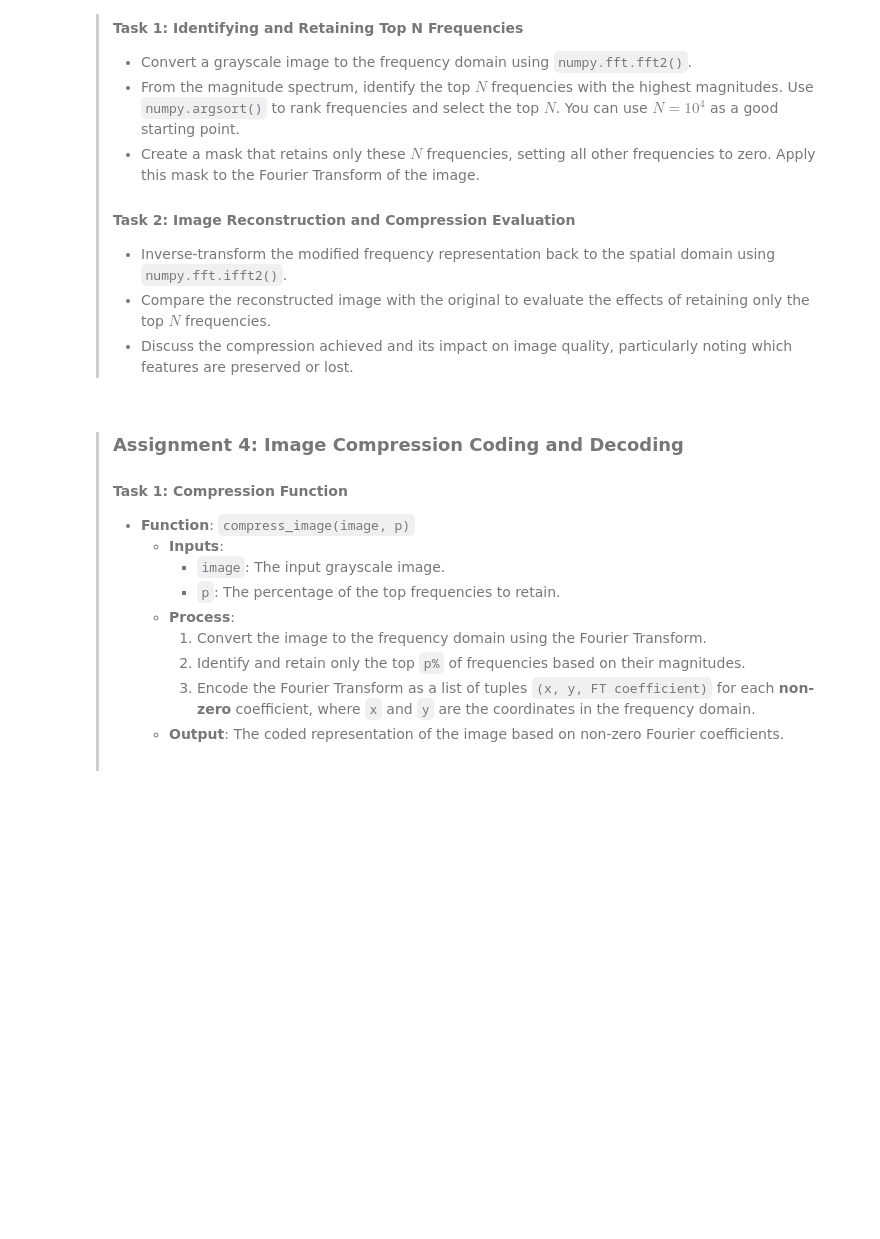
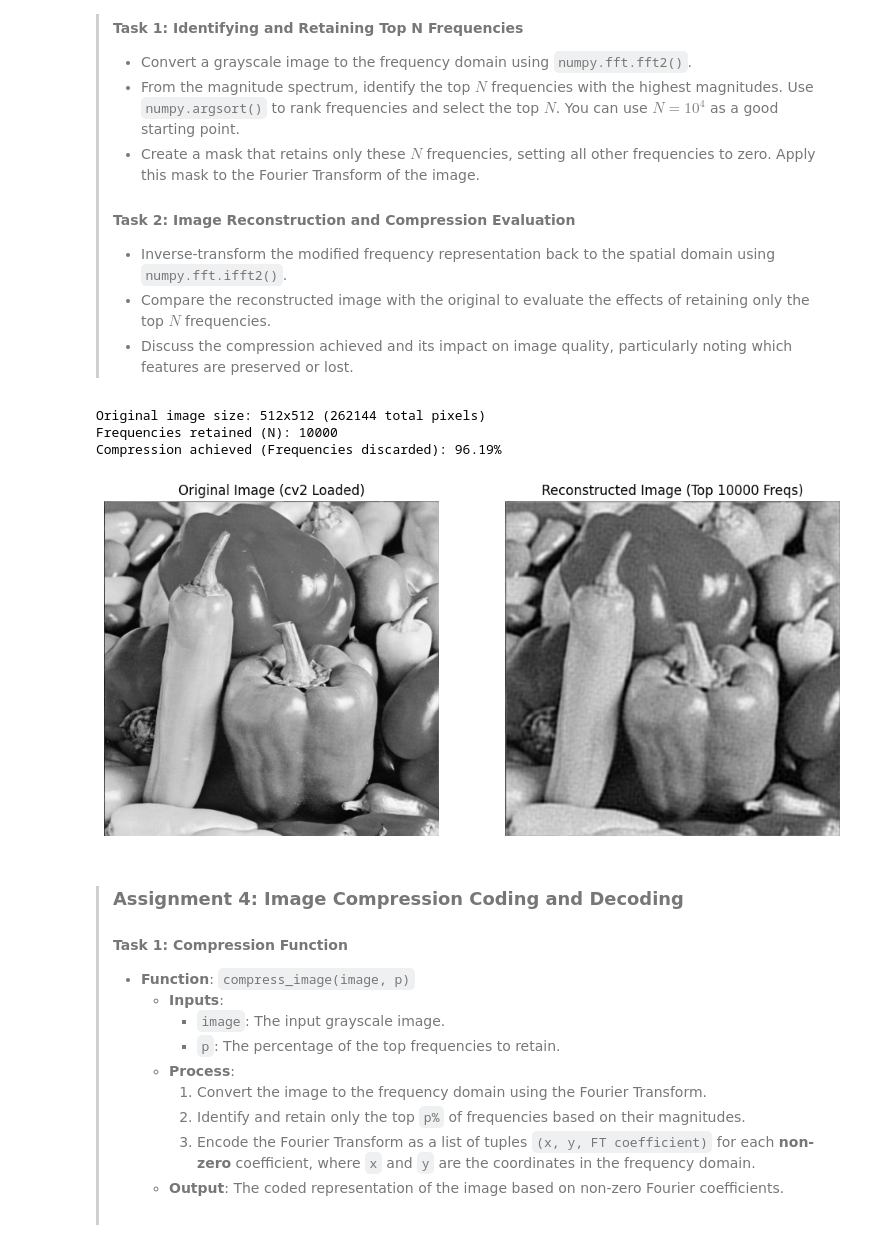
Before and after one commit to VlaKarlo/OSiRV_LV, a Jupyter notebook: lab3.ipynb, the cells around one changed output. Cells and saved outputs as stored; diff of their text form; code cells hidden in the pictures; blank space fills up the shorter version.

```diff
--- a/lab3.ipynb
+++ b/lab3.ipynb
@@ -289,6 +377,85 @@ In signal processing, a low-pass filter retains low-frequency components while a
 >    - Inverse-transform the modified frequency representation back to the spatial domain using `numpy.fft.ifft2()`.
 >    - Compare the reconstructed image with the original to evaluate the effects of retaining only the top $N$ frequencies.
 >    - Discuss the compression achieved and its impact on image quality, particularly noting which features are preserved or lost.
+# %%
+
+# --- Setup Parameters ---
+# Number of frequencies to retain (N=10^4)
+N_FREQUENCIES_TO_KEEP = 10000
+
+# --- Task 1: Identifying and Retaining Top N Frequencies ---
+
+# 1. Load and Preprocess Image (Using cv2)
+# Load image in grayscale (cv2.IMREAD_GRAYSCALE)
+img_array = cv.imread('images/peppers.png', cv.IMREAD_GRAYSCALE)
+
+rows, cols = img_array.shape
+total_coefficients = rows * cols
+
+print(f"Original image size: {rows}x{cols} ({total_coefficients} total pixels)")
+
+# 2. Apply Forward Fourier Transform
+# np.fft works well directly on the grayscale numpy array
+f = np.fft.fft2(img_array)
+
+# 3. Shift the zero-frequency component to the center
+fshift = np.fft.fftshift(f)
+
+# 4. Identify the top N frequencies
+magnitude_spectrum = np.abs(fshift)
+flat_magnitude = magnitude_spectrum.flatten()
+
+# Find the indices corresponding to the top N largest magnitudes
+top_N_indices = np.argsort(flat_magnitude)[-N_FREQUENCIES_TO_KEEP:]
+
+# 5. Create and Apply the Mask
+fshift_masked = np.zeros_like(fshift, dtype=complex)
+
+# Convert 1D flattened indices back to 2D subscripts (row, col)
+row_indices, col_indices = np.unravel_index(top_N_indices, (rows, cols))
+
+# Populate the masked array with the retained frequencies
+fshift_masked[row_indices, col_indices] = fshift[row_indices, col_indices]
+
+
+# --- Task 2: Image Reconstruction and Compression Evaluation ---
+
+# 6. Inverse Shift
+f_ishift = np.fft.ifftshift(fshift_masked)
+
+# 7. Inverse Fourier Transform
+img_reconstructed_complex = np.fft.ifft2(f_ishift)
+img_reconstructed = np.abs(img_reconstructed_complex)
+
+# Normalize and convert to 8-bit unsigned integer (uint8) for display
+img_reconstructed = (img_reconstructed - img_reconstructed.min()) / (img_reconstructed.max() - img_reconstructed.min()) * 255
+img_reconstructed = img_reconstructed.astype(np.uint8)
+
+# 8. Evaluation Metrics
+retained_percentage = (N_FREQUENCIES_TO_KEEP / total_coefficients) * 100
+
+print(f"Frequencies retained (N): {N_FREQUENCIES_TO_KEEP}")
+print(f"Compression achieved (Frequencies discarded): {100 - retained_percentage:.2f}%")
+
+# 9. Visualization
+plt.figure(figsize=(12, 6))
+
+plt.subplot(1, 2, 1)
+plt.imshow(img_array, cmap='gray')
+plt.title('Original Image (cv2 Loaded)')
+plt.axis('off')
+
+plt.subplot(1, 2, 2)
+plt.imshow(img_reconstructed, cmap='gray')
+plt.title(f'Reconstructed Image (Top {N_FREQUENCIES_TO_KEEP} Freqs)')
+plt.axis('off')
+
+plt.show()
+# %% [output]
+Original image size: 512x512 (262144 total pixels)
+Frequencies retained (N): 10000
+Compression achieved (Frequencies discarded): 96.19%
+[figure, added]
 # %% [markdown]
 > ### Assignment 4: Image Compression Coding and Decoding
 >
```
Also changed, not shown: parts of 4 cells of this notebook.
